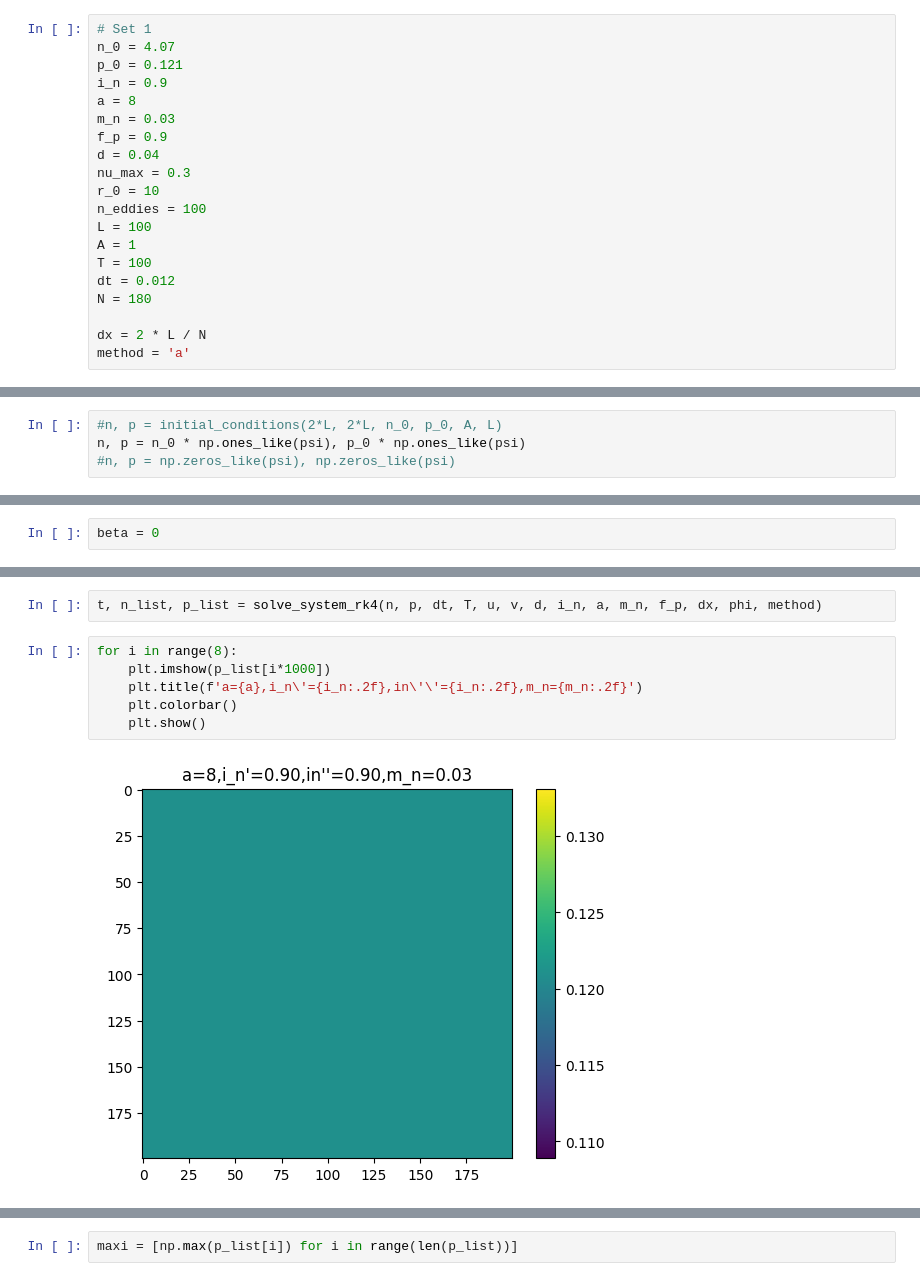
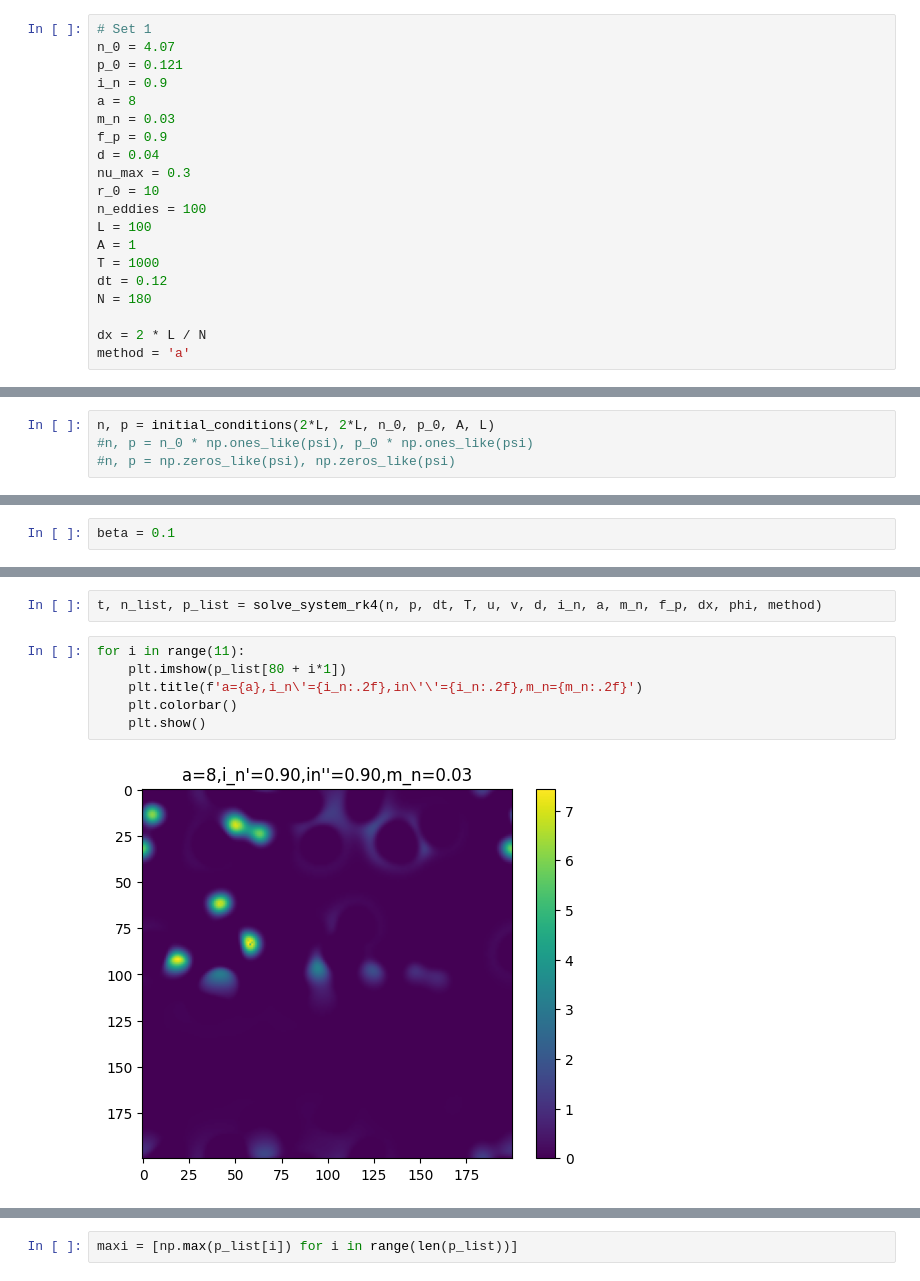
Before and after one commit to AlonsoFernandezVM/Pattern-formation-in-a-phytoplankton-population-based-on-stochastic-models-of-the-ocean-turbulence, a Jupyter notebook: notebooks/non_constant_nutrient_influx.ipynb, the cells around one changed output, grey strips where cells are left out. Cells and saved outputs as stored; diff of their text form.

Commit message:
Implemented functional fourier coefficients, untested flow function. Unsuccessful test with small beta parameter for non constant nutrient flow

```diff
--- a/notebooks/non_constant_nutrient_influx.ipynb
+++ b/notebooks/non_constant_nutrient_influx.ipynb
@@ -292,8 +292,8 @@ r_0 = 10
 n_eddies = 100
 L = 100
 A = 1
-T = 100
-dt = 0.012
+T = 1000
+dt = 0.12
 N = 180
 
 dx = 2 * L / N
@@ -316,8 +316,8 @@ psi = stream(X, Y, x_centres, y_centres, r_0, sigma)
 
 psi_x, psi_y = discrete_gradient(psi, dx)
 # %%
-#n, p = initial_conditions(2*L, 2*L, n_0, p_0, A, L)
-n, p = n_0 * np.ones_like(psi), p_0 * np.ones_like(psi)
+n, p = initial_conditions(2*L, 2*L, n_0, p_0, A, L)
+#n, p = n_0 * np.ones_like(psi), p_0 * np.ones_like(psi)
 #n, p = np.zeros_like(psi), np.zeros_like(psi)
 # %%
 # Now  for a compressible flow
@@ -344,7 +344,7 @@ plt.show()
 # %%
 phi_x, phi_y = discrete_gradient(phi, dx)
 # %%
-beta = 0
+beta = 0.1
 # %%
 u = (- psi_y + beta * phi_x) / np.sqrt(1 + beta**2)
 
@@ -400,10 +400,10 @@ v *= s
 # %%
 t, n_list, p_list = solve_system_rk4(n, p, dt, T, u, v, d, i_n, a, m_n, f_p, dx, phi, method)
 # %%
-for i in range(8):
-    plt.imshow(p_list[i*1000])
+for i in range(11):
+    plt.imshow(p_list[80 + i*1])
     plt.title(f'a={a},i_n\'={i_n:.2f},in\'\'={i_n:.2f},m_n={m_n:.2f}')
     plt.colorbar()
     plt.show()
 # %% [output]
-[figure, old version]
+[figure, new version]
```
Also changed, not shown: parts of 12 cells of this notebook, 1 other file.
